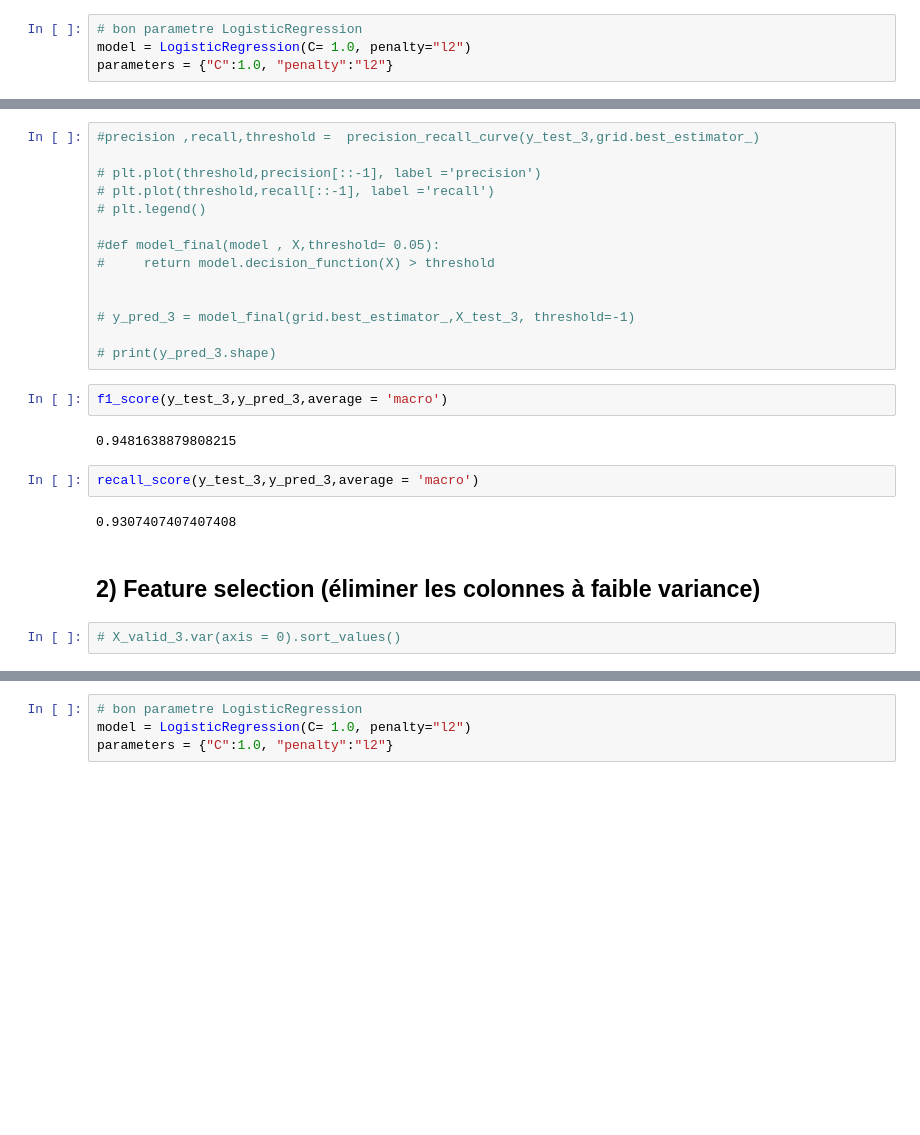
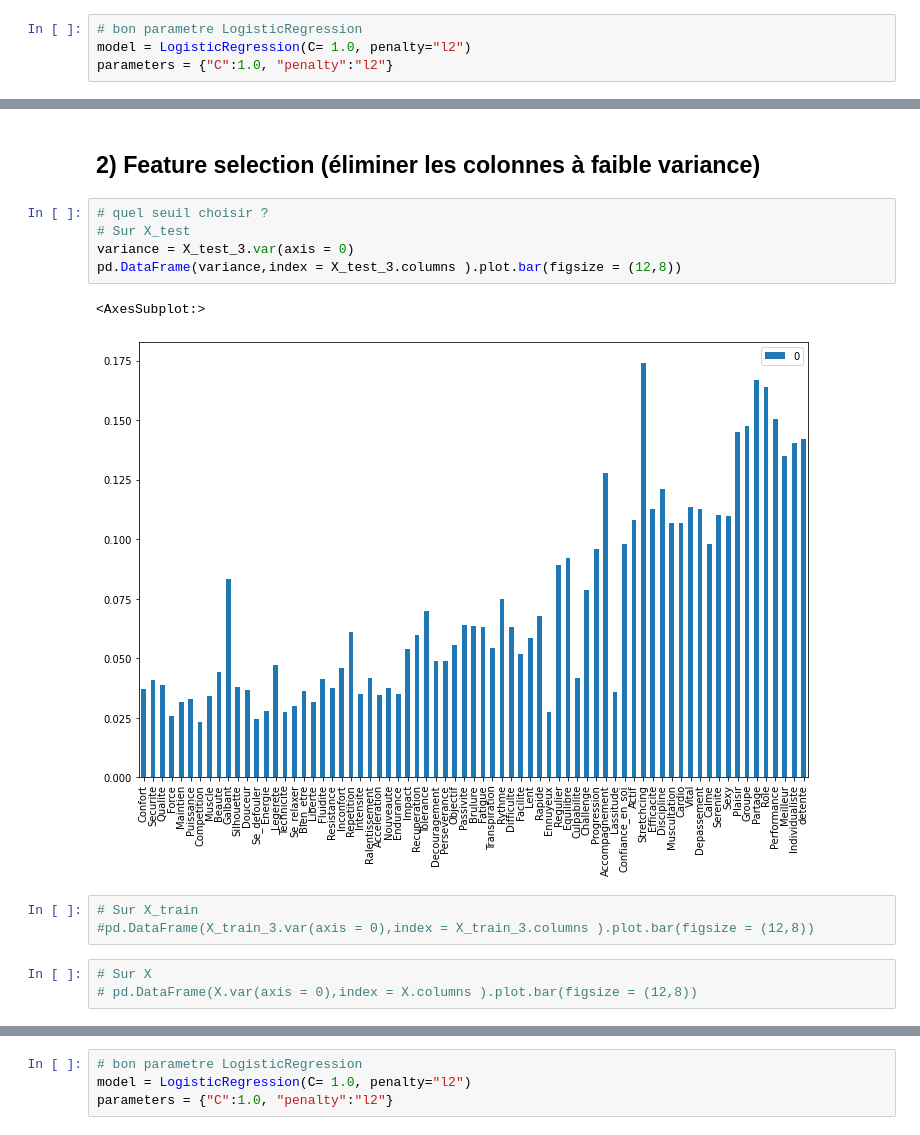
Before and after one commit to master-csmi/2022-m1-staps, a Jupyter notebook: motives_part/projet.ipynb, the cells around one changed output, grey strips where cells are left out. Cells and saved outputs as stored; diff of their text form; blank space fills up the shorter version.

```diff
--- a/motives_part/projet.ipynb
+++ b/motives_part/projet.ipynb
@@ -631,27 +554,17 @@ Precision recall
-# %%
-#precision ,recall,threshold =  precision_recall_curve(y_test_3,grid.best_estimator_)
-
-# plt.plot(threshold,precision[::-1], label ='precision')
-# plt.plot(threshold,recall[::-1], label ='recall')
-# plt.legend()
-
-#def model_final(model , X,threshold= 0.05):
-#     return model.decision_function(X) > threshold
-
-
-# y_pred_3 = model_final(grid.best_estimator_,X_test_3, threshold=-1)
-
-# print(y_pred_3.shape)
-# %%
-f1_score(y_test_3,y_pred_3,average = 'macro')
-# %% [output]
-0.9481638879808215
-# %%
-recall_score(y_test_3,y_pred_3,average = 'macro')
-# %% [output]
-0.9307407407407408
 # %% [markdown]
 ## 2) Feature selection (éliminer les colonnes à faible variance)
-# %%
-# X_valid_3.var(axis = 0).sort_values()
+# %%
+# quel seuil choisir ?
+# Sur X_test
+variance = X_test_3.var(axis = 0)
+pd.DataFrame(variance,index = X_test_3.columns ).plot.bar(figsize = (12,8))
+# %% [output]
+<AxesSubplot:>
+[figure, added]
+# %%
+# Sur X_train
+#pd.DataFrame(X_train_3.var(axis = 0),index = X_train_3.columns ).plot.bar(figsize = (12,8))
+# %%
+# Sur X
+# pd.DataFrame(X.var(axis = 0),index = X.columns ).plot.bar(figsize = (12,8))
 # %%
```
Also changed, not shown: parts of 24 cells of this notebook, 21 other files.
